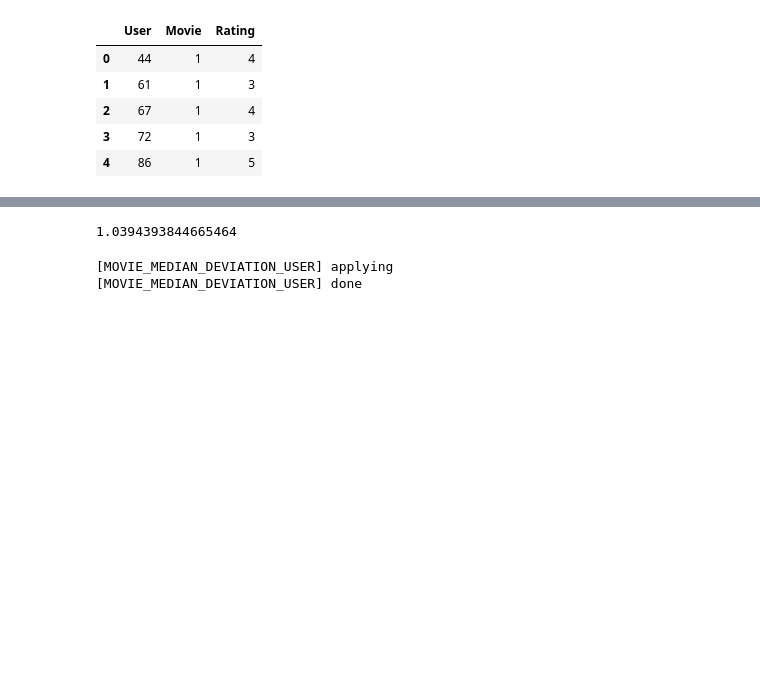
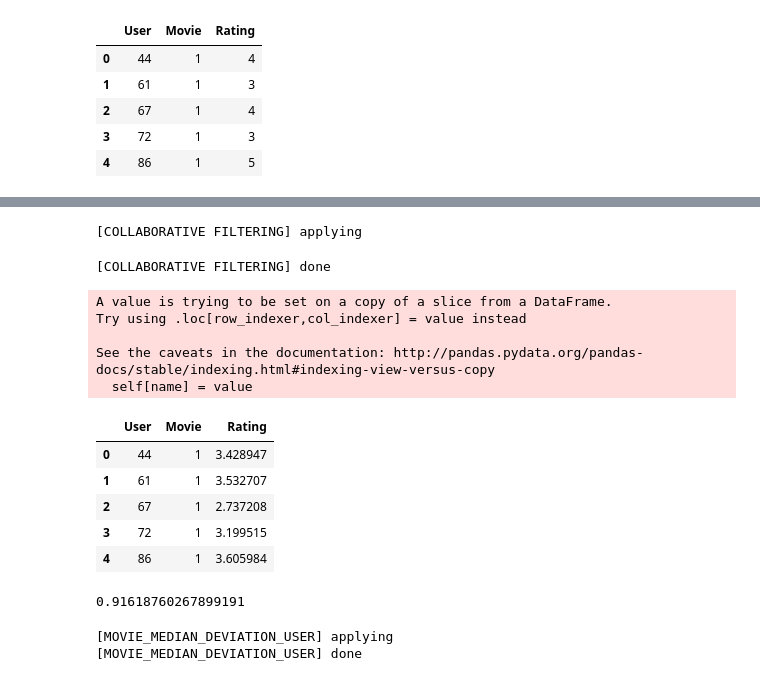
Before and after one commit to glederrey/PCML_Netflix_and_Chill, a Jupyter notebook: blender/test_models.ipynb, the cells around one changed output, grey strips where cells are left out. Cells and saved outputs as stored; diff of their text form; code cells hidden in the pictures; blank space fills up the shorter version.

Commit message:
[UPD] Test blending with optimization instead of combinations...

```diff
--- a/blender/test_models.ipynb
+++ b/blender/test_models.ipynb
@@ -36,7 +33,24 @@ pred.head()
+# %%
+pred = collaborative_filtering(train,train[:50], movie_features=20, alpha=19)
+pred.head()
+# %% [output]
+[COLLABORATIVE FILTERING] applying
+[COLLABORATIVE FILTERING] done
+A value is trying to be set on a copy of a slice from a DataFrame.
+Try using .loc[row_indexer,col_indexer] = value instead
+
+See the caveats in the documentation: http://pandas.pydata.org/pandas-docs/stable/indexing.html#indexing-view-versus-copy
+  self[name] = value
+|  | User | Movie | Rating |
+| 0 | 44 | 1 | 3.428947 |
+| 1 | 61 | 1 | 3.532707 |
+| 2 | 67 | 1 | 2.737208 |
+| 3 | 72 | 1 | 3.199515 |
+| 4 | 86 | 1 | 3.605984 |
 # %%
 rmse(list(pred['Rating']), list(train['Rating'][:50]))
 # %% [output]
-1.0394393844665464
+0.91618760267899191
 # %%
 pred = movie_median_deviation_user(train,train[:50])
 pred.head()
```
Also changed, not shown: parts of 2 cells of this notebook, 1 other file.
